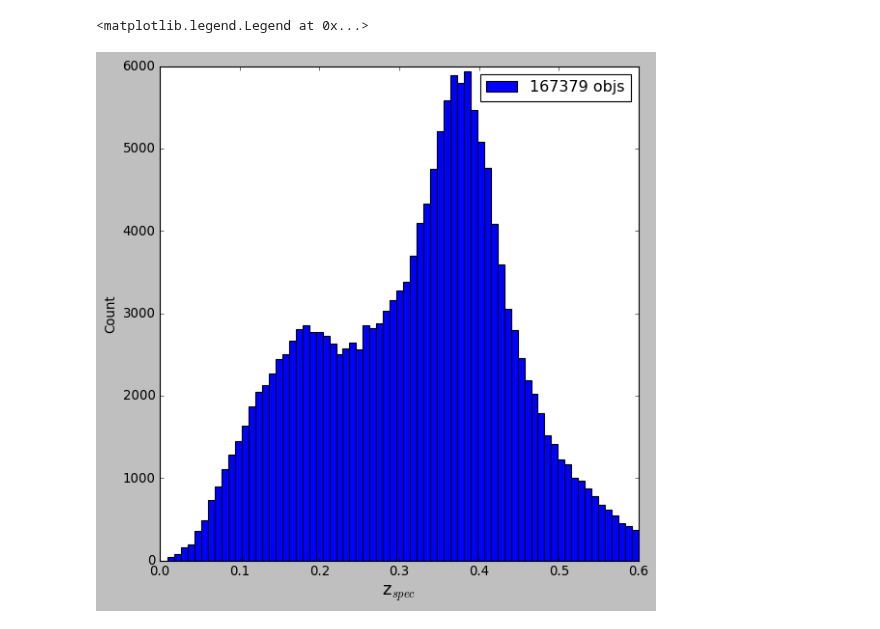
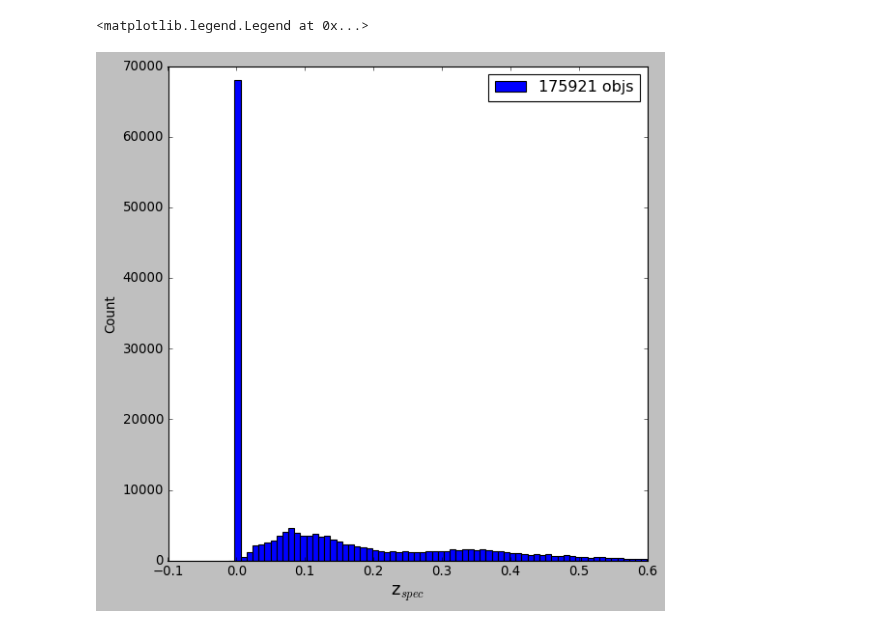
Before and after one commit to thiago-carneiro/mestrado, a Jupyter notebook: Big_Data_Random_forest.ipynb, the cells around one changed output. Saved outputs shown, nothing was run; the diff lists cells and outputs as text; code cells hidden in the pictures.

```diff
--- a/Big_Data_Random_forest.ipynb
+++ b/Big_Data_Random_forest.ipynb
@@ -30,9 +30,16 @@ def open_fits_catalog(fits_file):
     cols=hdu.columns
     return cat_table, cols
 # %%
-dados_dir = '/home/dados229/gabriel/escolacbpf/'
-data_file = os.path.join(dados_dir, 'specz_catalog_ecbpf.fits')
-data, _ = open_fits_catalog(data_file)
+dados_dir = './'
+data_file = os.path.join(dados_dir, 'specz_catalog_XIIIecbpf.fits')
+data, cols = open_fits_catalog(data_file)
+df=data.to_pandas()
+colunas_numericas = list(df.columns[:2])+list(df.columns[3:])
+for coluna in colunas_numericas:
+    df[coluna]=pd.to_numeric(df[coluna],errors='coerce')
+df.dropna(inplace=True)
+for coluna in colunas_numericas:
+    df=df[df[coluna]!=-9999.0]
 # %%
 ### MAG PLOTS
 
@@ -88,12 +105,12 @@ plt.show
 # %%
 #ZSPEC PLOTS
 
 fig = plt.figure(figsize=(8,8))
 ax = fig.add_subplot()
-ax.hist(np.array(data.field('z')), bins=70, color='blue', label=f'{len(data)} objs')
+ax.hist(np.array(df['z']), bins=70, color='blue', label=f'{len(data)} objs')
 ax.set_xlabel('z$_{spec}$', fontsize=16)
 ax.set_ylabel('Count')
 plt.legend()
 # %% [output]
 <matplotlib.legend.Legend at 0x...>
-[figure, old version]
+[figure, new version]
```
Also changed, not shown: parts of 4 cells of this notebook, 1 other file.
